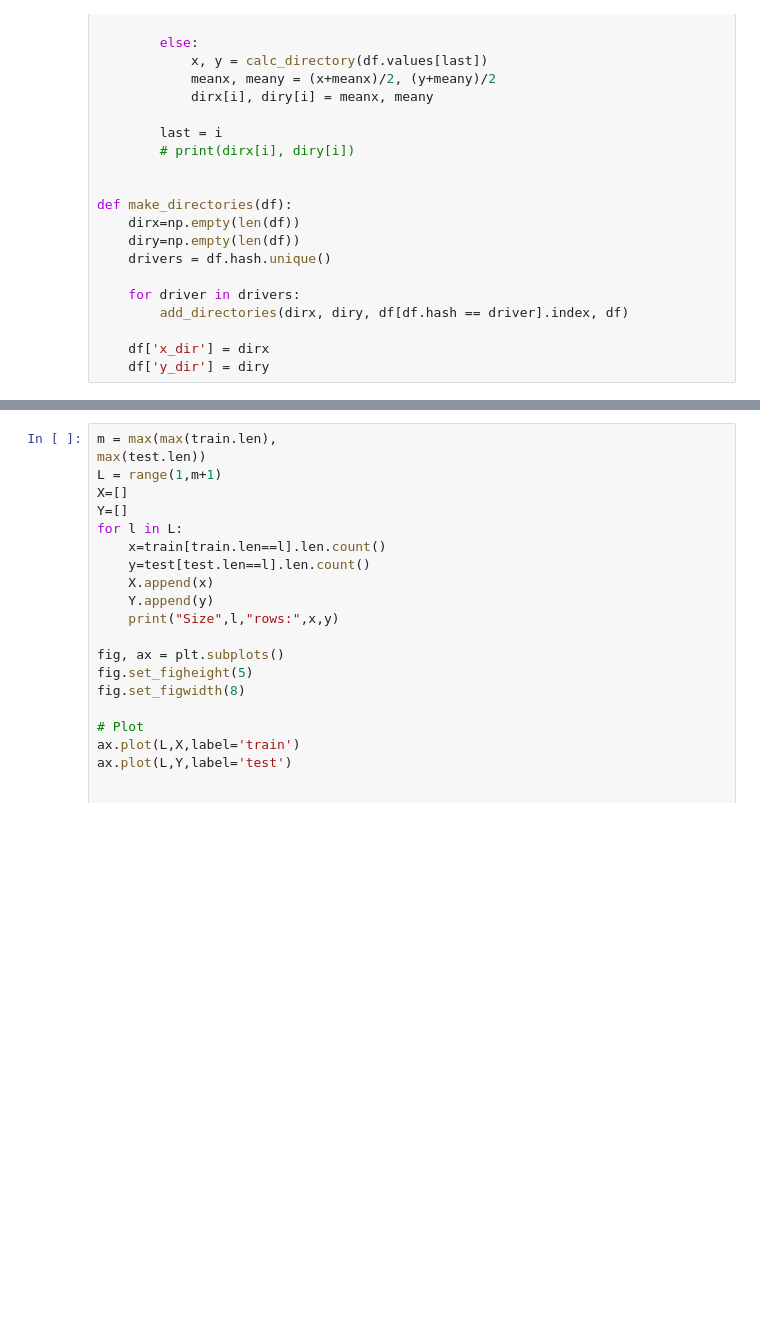
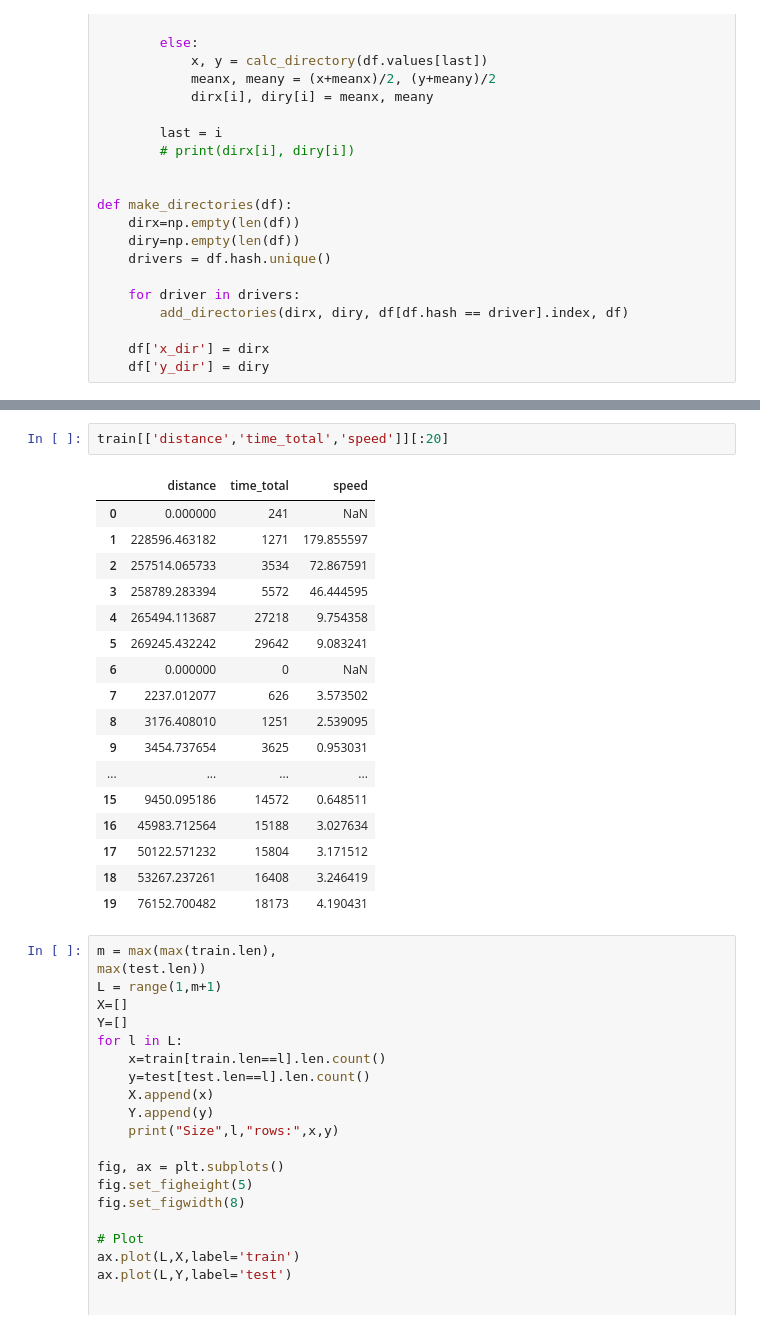
Before and after one commit to jkpawlowski96/EY_smartcity, a Jupyter notebook: EY.ipynb, the cells around one changed output, grey strips where cells are left out. Cells and saved outputs as stored; diff of their text form; blank space fills up the shorter version.

```diff
--- a/EY.ipynb
+++ b/EY.ipynb
@@ -394,3 +376,23 @@ plt.show()
+# %%
+train[['distance','time_total','speed']][:20]
+# %% [output]
+|  | distance | time_total | speed |
+| 0 | 0.000000 | 241 | NaN |
+| 1 | 228596.463182 | 1271 | 179.855597 |
+| 2 | 257514.065733 | 3534 | 72.867591 |
+| 3 | 258789.283394 | 5572 | 46.444595 |
+| 4 | 265494.113687 | 27218 | 9.754358 |
+| 5 | 269245.432242 | 29642 | 9.083241 |
+| 6 | 0.000000 | 0 | NaN |
+| 7 | 2237.012077 | 626 | 3.573502 |
+| 8 | 3176.408010 | 1251 | 2.539095 |
+| 9 | 3454.737654 | 3625 | 0.953031 |
+| ... | ... | ... | ... |
+| 15 | 9450.095186 | 14572 | 0.648511 |
+| 16 | 45983.712564 | 15188 | 3.027634 |
+| 17 | 50122.571232 | 15804 | 3.171512 |
+| 18 | 53267.237261 | 16408 | 3.246419 |
+| 19 | 76152.700482 | 18173 | 4.190431 |
 # %%
 m = max(max(train.len),
 max(test.len))
```
Also changed, not shown: parts of 20 cells of this notebook, 4 other files.
